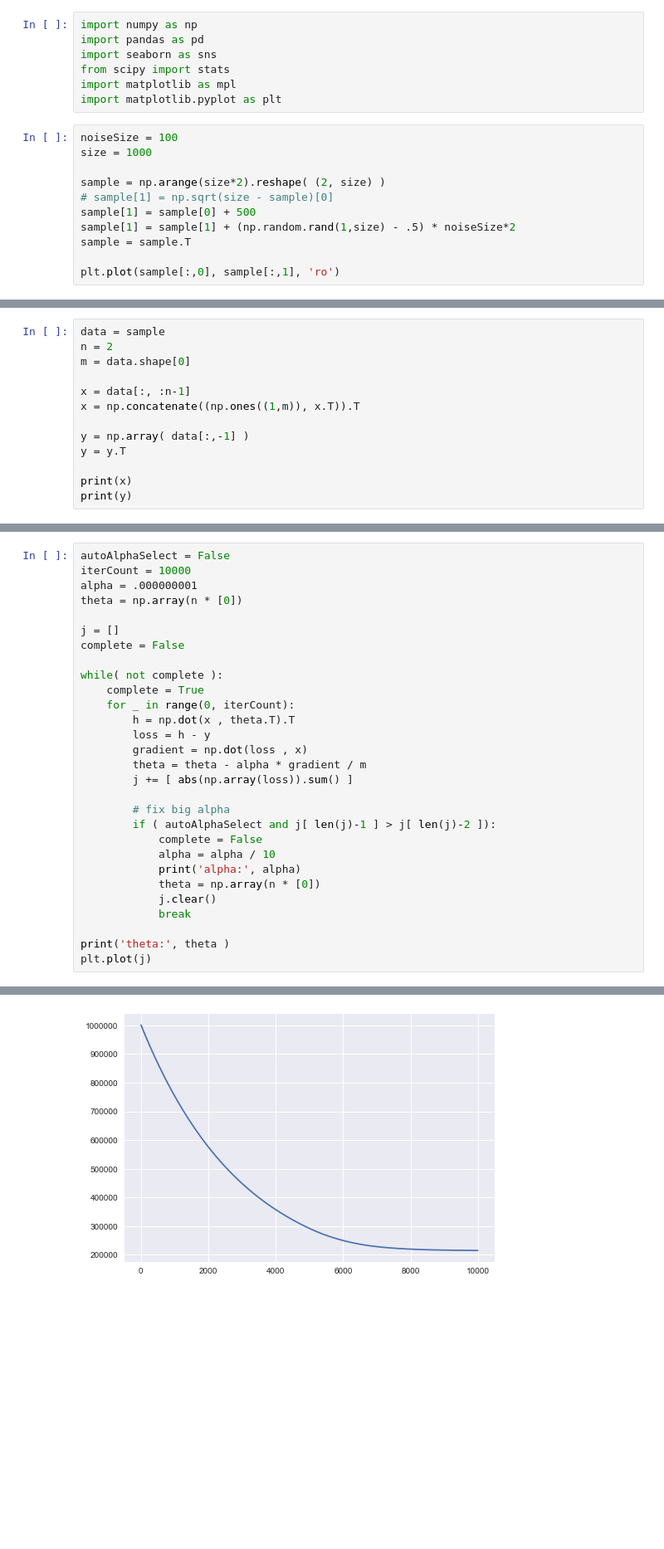
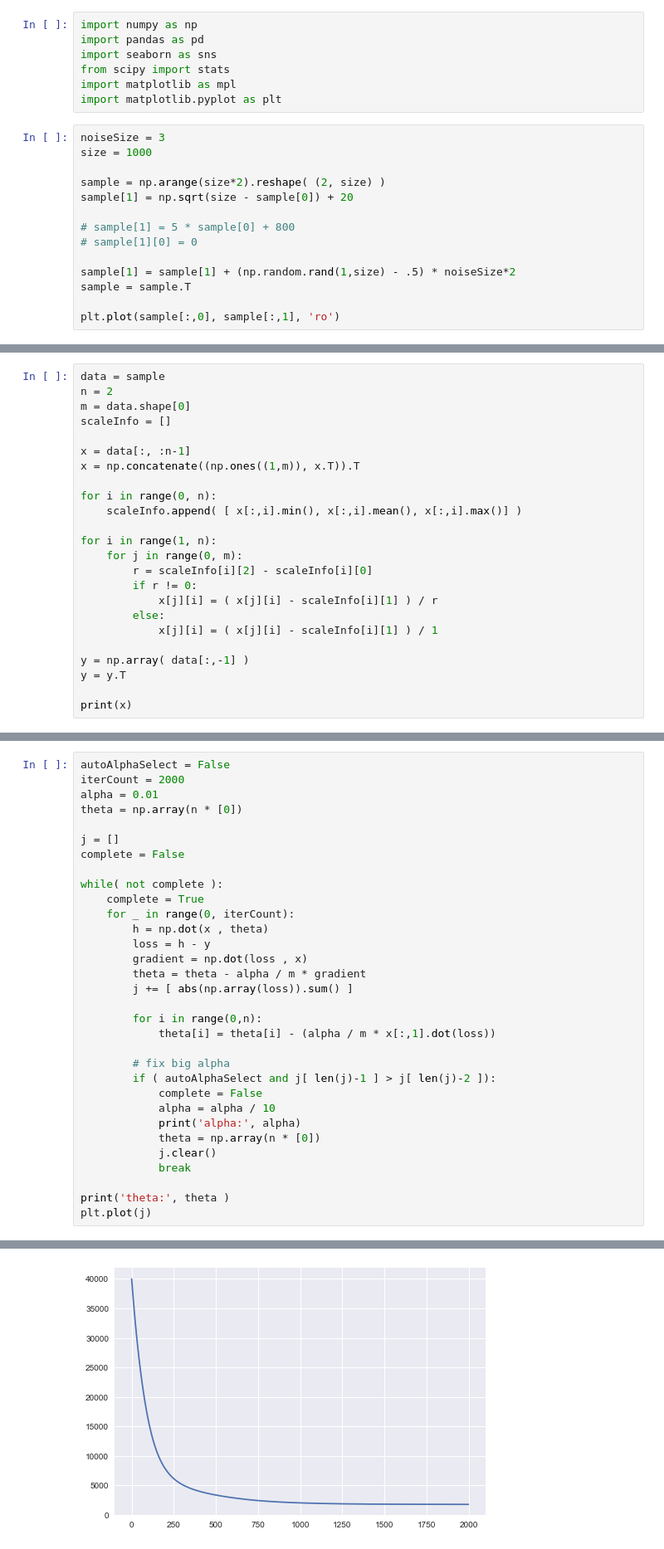
Before and after one commit to 5l1v3r1/Machine-Learning-7, a Jupyter notebook: sample regression/sample test.ipynb, the cells around one changed output, grey strips where cells are left out. Shown: that part at 83% size. Drawn from its saved outputs; the diff is of its cells as text; blank space fills up the shorter version.

```diff
--- a/sample regression/sample test.ipynb
+++ b/sample regression/sample test.ipynb
@@ -8,12 +8,15 @@ from scipy import stats
 import matplotlib as mpl
 import matplotlib.pyplot as plt
 # %%
-noiseSize = 100
+noiseSize = 3
 size = 1000
 
 sample = np.arange(size*2).reshape( (2, size) )
-# sample[1] = np.sqrt(size - sample)[0]
-sample[1] = sample[0] + 500
+sample[1] = np.sqrt(size - sample[0]) + 20
+
+# sample[1] = 5 * sample[0] + 800
+# sample[1][0] = 0
+
 sample[1] = sample[1] + (np.random.rand(1,size) - .5) * noiseSize*2
 sample = sample.T
 
@@ -25,13 +28,24 @@ plt.plot(sample[:,0], sample[:,1], 'ro')
 data = sample
 n = 2
 m = data.shape[0]
+scaleInfo = []
 
 x = data[:, :n-1]
 x = np.concatenate((np.ones((1,m)), x.T)).T
+
+for i in range(0, n):
+    scaleInfo.append( [ x[:,i].min(), x[:,i].mean(), x[:,i].max()] )
+
+for i in range(1, n):
+    for j in range(0, m):
+        r = scaleInfo[i][2] - scaleInfo[i][0]
+        if r != 0:
+            x[j][i] = ( x[j][i] - scaleInfo[i][1] ) / r
+        else:
+            x[j][i] = ( x[j][i] - scaleInfo[i][1] ) / 1
 
 y = np.array( data[:,-1] )
 y = y.T
 
 print(x)
-print(y)
 # %% [output]
@@ -71,7 +59,7 @@ print(y)
 # %%
 autoAlphaSelect = False
-iterCount = 10000
-alpha = .000000001
+iterCount = 2000
+alpha = 0.01
 theta = np.array(n * [0])
 
 j = []
@@ -80,11 +68,14 @@ complete = False
 while( not complete ):
     complete = True
     for _ in range(0, iterCount):
-        h = np.dot(x , theta.T).T
+        h = np.dot(x , theta)
         loss = h - y
         gradient = np.dot(loss , x)
-        theta = theta - alpha * gradient / m
+        theta = theta - alpha / m * gradient
         j += [ abs(np.array(loss)).sum() ]
+
+        for i in range(0,n):
+            theta[i] = theta[i] - (alpha / m * x[:,1].dot(loss))
 
         # fix big alpha
         if ( autoAlphaSelect and j[ len(j)-1 ] > j[ len(j)-2 ]):
@@ -102,2 +93,2 @@ theta: [ 0.00379626  1.68934089]
 [<matplotlib.lines.Line2D at 0x...>]
-[figure, old version]
+[figure, new version]
```
Also changed, not shown: parts of 8 cells of this notebook, 1 other file.
